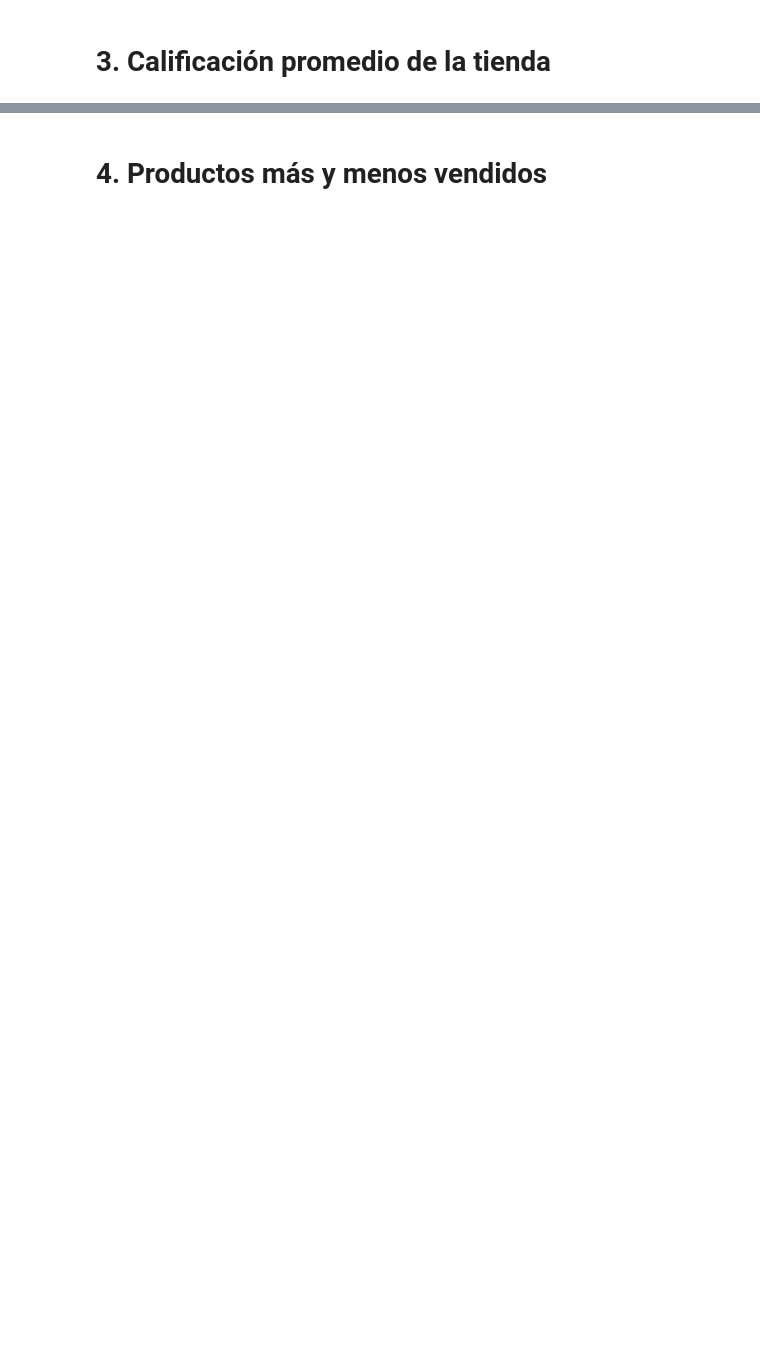
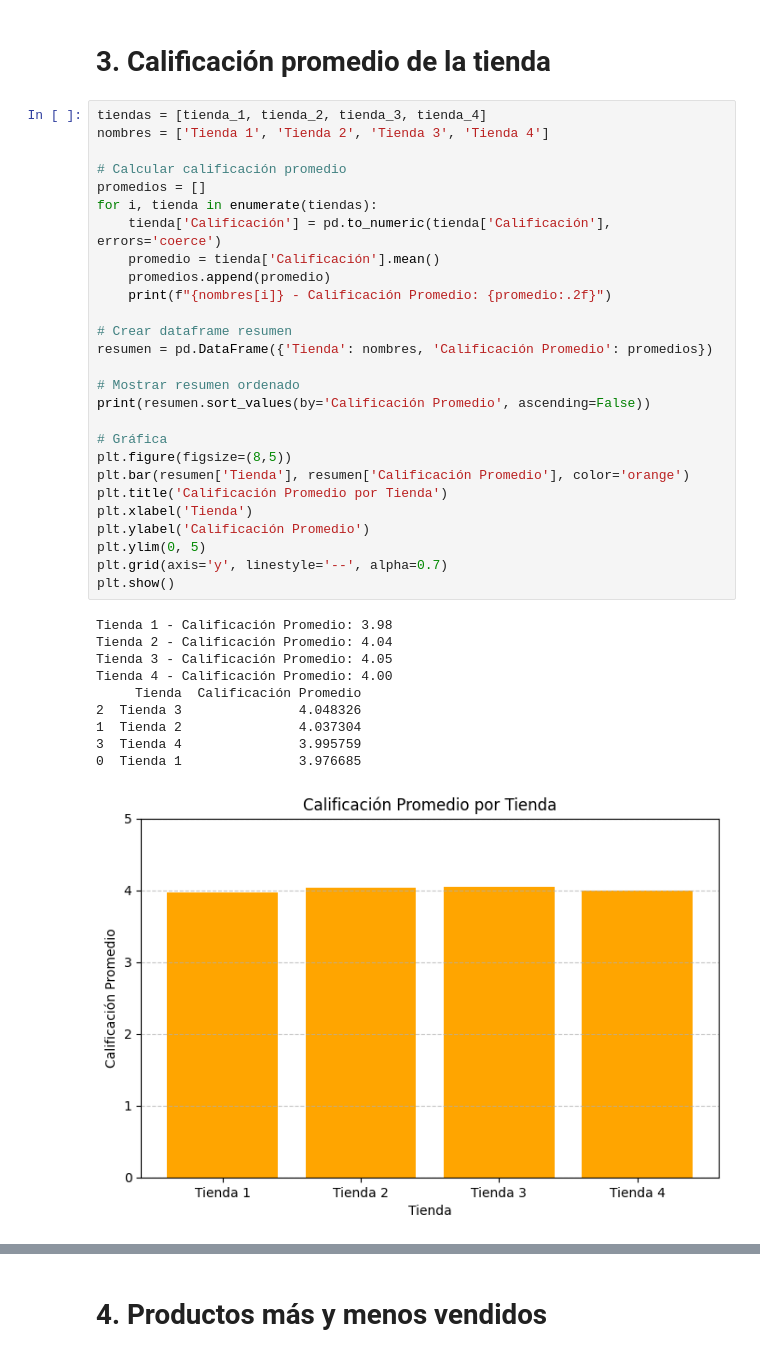
Before and after one commit to mUrdocK-258/TiendasDonJuan, a Jupyter notebook: AluraStoreLatam.ipynb, the cells around one changed output, grey strips where cells are left out. Saved outputs shown, nothing was run; the diff lists cells and outputs as text; blank space fills up the shorter version.

```diff
--- a/AluraStoreLatam.ipynb
+++ b/AluraStoreLatam.ipynb
@@ -43,2 +120,40 @@ plt.show()
 # %% [markdown]
 # 3. Calificación promedio de la tienda
+# %%
+tiendas = [tienda_1, tienda_2, tienda_3, tienda_4]
+nombres = ['Tienda 1', 'Tienda 2', 'Tienda 3', 'Tienda 4']
+
+# Calcular calificación promedio
+promedios = []
+for i, tienda in enumerate(tiendas):
+    tienda['Calificación'] = pd.to_numeric(tienda['Calificación'], errors='coerce')
+    promedio = tienda['Calificación'].mean()
+    promedios.append(promedio)
+    print(f"{nombres[i]} - Calificación Promedio: {promedio:.2f}")
+
+# Crear dataframe resumen
+resumen = pd.DataFrame({'Tienda': nombres, 'Calificación Promedio': promedios})
+
+# Mostrar resumen ordenado
+print(resumen.sort_values(by='Calificación Promedio', ascending=False))
+
+# Gráfica
+plt.figure(figsize=(8,5))
+plt.bar(resumen['Tienda'], resumen['Calificación Promedio'], color='orange')
+plt.title('Calificación Promedio por Tienda')
+plt.xlabel('Tienda')
+plt.ylabel('Calificación Promedio')
+plt.ylim(0, 5)
+plt.grid(axis='y', linestyle='--', alpha=0.7)
+plt.show()
+# %% [output]
+Tienda 1 - Calificación Promedio: 3.98
+Tienda 2 - Calificación Promedio: 4.04
+Tienda 3 - Calificación Promedio: 4.05
+Tienda 4 - Calificación Promedio: 4.00
+     Tienda  Calificación Promedio
+2  Tienda 3               4.048326
+1  Tienda 2               4.037304
+3  Tienda 4               3.995759
+0  Tienda 1               3.976685
+[figure, added]
```
Also changed, not shown: parts of 32 cells of this notebook.
